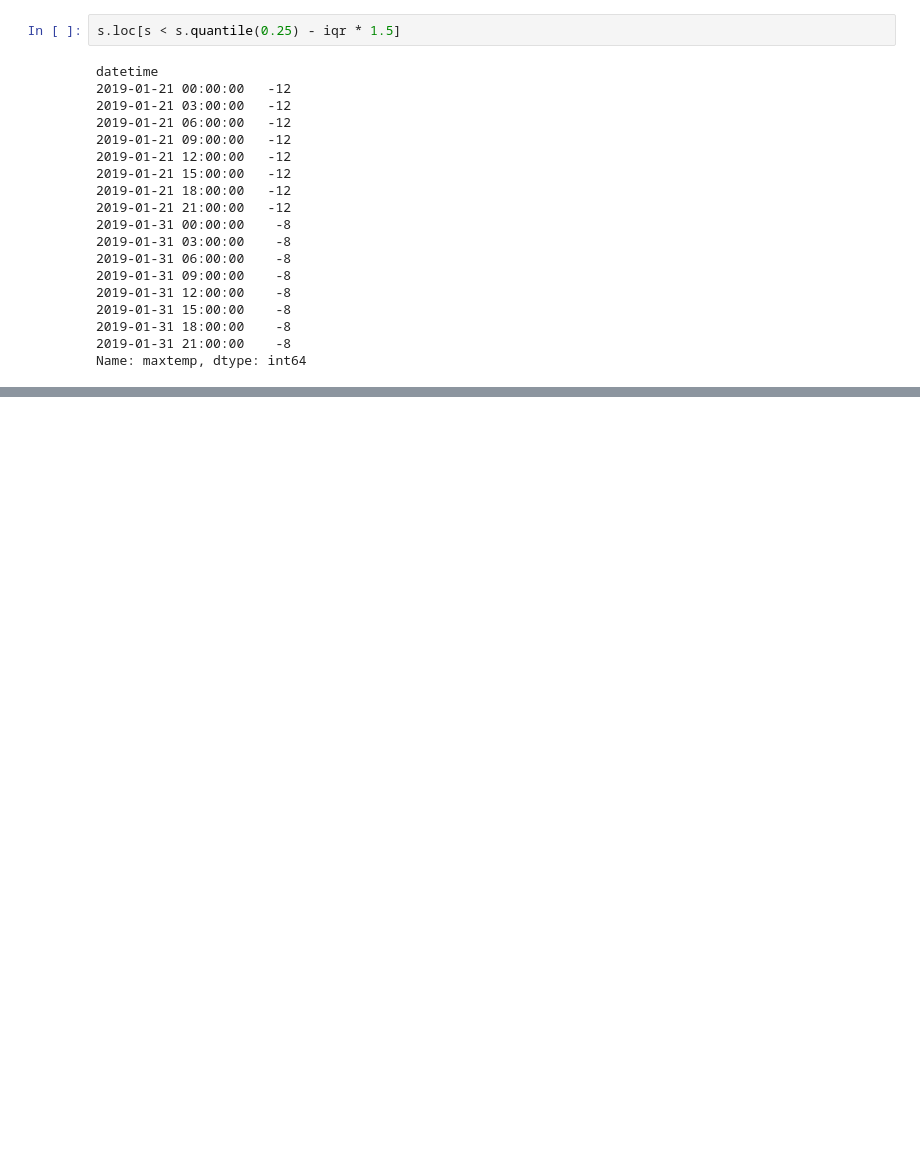
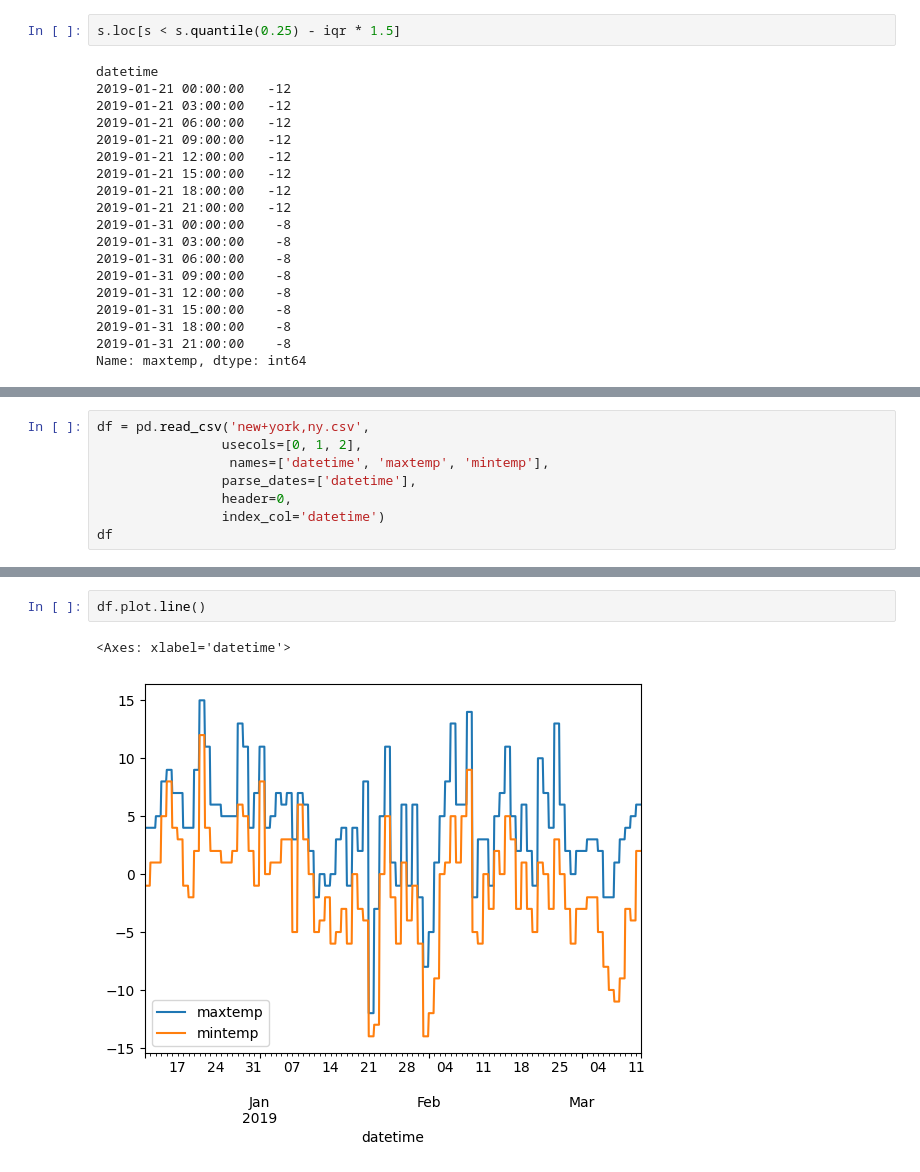
Before and after one commit to reuven/apple-2025-05May-29-visualization, a Jupyter notebook: 2025-05May-29-visualization.ipynb, the cells around one changed output, grey strips where cells are left out. Saved outputs shown, nothing was run; the diff lists cells and outputs as text; blank space fills up the shorter version.

```diff
--- a/2025-05May-29-visualization.ipynb
+++ b/2025-05May-29-visualization.ipynb
@@ -491,0 +494,8 @@ Name: maxtemp, dtype: int64
+# %%
+df = pd.read_csv('new+york,ny.csv',
+                usecols=[0, 1, 2],
+                 names=['datetime', 'maxtemp', 'mintemp'],
+                parse_dates=['datetime'],
+                header=0,
+                index_col='datetime')
+df
@@ -491,0 +522,5 @@ Name: maxtemp, dtype: int64
+# %%
+df.plot.line()
+# %% [output]
+<Axes: xlabel='datetime'>
+[figure, added]
```
Also changed, not shown: parts of 3 cells of this notebook.
